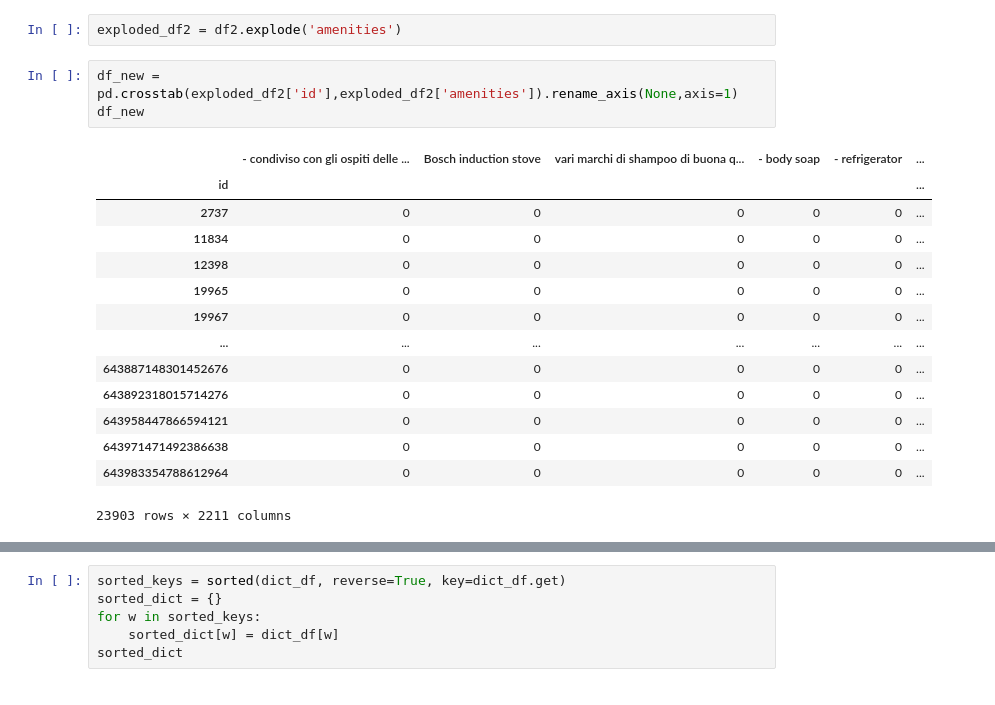
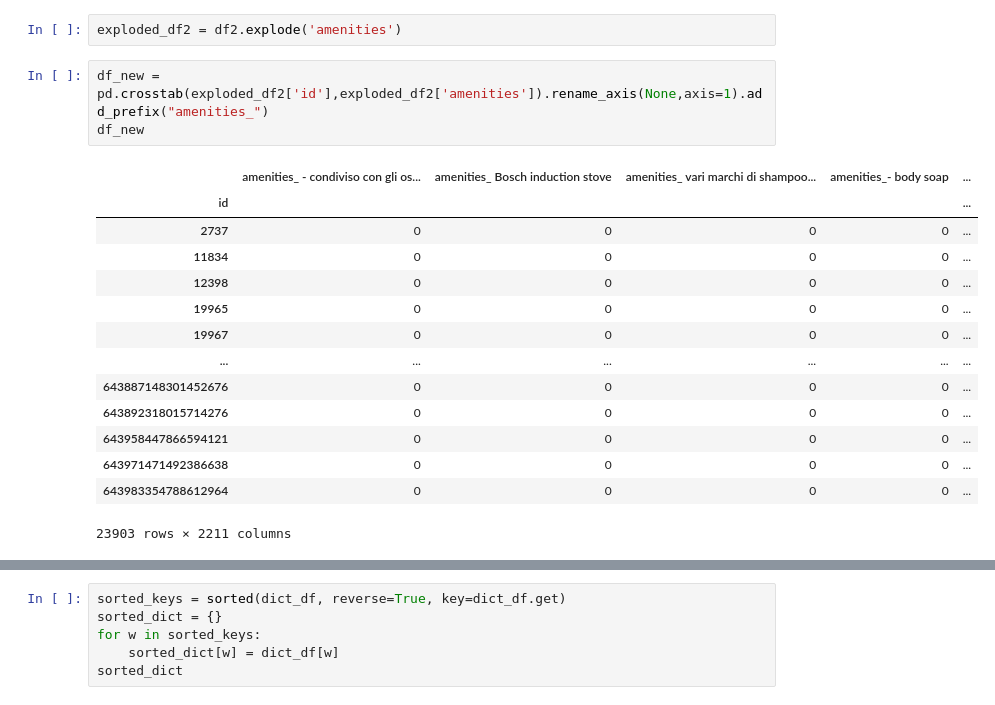
Before and after one commit to mhaln3mi/Airbnb-Rome-EDA, a Jupyter notebook: airbnb.ipynb, the cells around one changed output, grey strips where cells are left out. Cells and saved outputs as stored; diff of their text form.

```diff
--- a/airbnb.ipynb
+++ b/airbnb.ipynb
@@ -77,22 +77,22 @@ df2["amenities"] = df2["amenities"].apply(literal_eval)
 # %%
 exploded_df2 = df2.explode('amenities')
 # %%
-df_new = pd.crosstab(exploded_df2['id'],exploded_df2['amenities']).rename_axis(None,axis=1)
+df_new = pd.crosstab(exploded_df2['id'],exploded_df2['amenities']).rename_axis(None,axis=1).add_prefix("amenities_")
 df_new
 # %% [output]
-|  | - condiviso con gli ospiti delle ... | Bosch induction stove | vari marchi di shampoo di buona q... | - body soap | - refrigerator | ... |
-| id |  |  |  |  |  | ... |
-| 2737 | 0 | 0 | 0 | 0 | 0 | ... |
-| 11834 | 0 | 0 | 0 | 0 | 0 | ... |
-| 12398 | 0 | 0 | 0 | 0 | 0 | ... |
-| 19965 | 0 | 0 | 0 | 0 | 0 | ... |
-| 19967 | 0 | 0 | 0 | 0 | 0 | ... |
-| ... | ... | ... | ... | ... | ... | ... |
-| 643887148301452676 | 0 | 0 | 0 | 0 | 0 | ... |
-| 643892318015714276 | 0 | 0 | 0 | 0 | 0 | ... |
-| 643958447866594121 | 0 | 0 | 0 | 0 | 0 | ... |
-| 643971471492386638 | 0 | 0 | 0 | 0 | 0 | ... |
-| 643983354788612964 | 0 | 0 | 0 | 0 | 0 | ... |
+|  | amenities_ - condiviso con gli os... | amenities_ Bosch induction stove | amenities_ vari marchi di shampoo... | amenities_- body soap | ... |
+| id |  |  |  |  | ... |
+| 2737 | 0 | 0 | 0 | 0 | ... |
+| 11834 | 0 | 0 | 0 | 0 | ... |
+| 12398 | 0 | 0 | 0 | 0 | ... |
+| 19965 | 0 | 0 | 0 | 0 | ... |
+| 19967 | 0 | 0 | 0 | 0 | ... |
+| ... | ... | ... | ... | ... | ... |
+| 643887148301452676 | 0 | 0 | 0 | 0 | ... |
+| 643892318015714276 | 0 | 0 | 0 | 0 | ... |
+| 643958447866594121 | 0 | 0 | 0 | 0 | ... |
+| 643971471492386638 | 0 | 0 | 0 | 0 | ... |
+| 643983354788612964 | 0 | 0 | 0 | 0 | ... |
 23903 rows × 2211 columns
 # %%
 dict_df = {}
```
Also changed, not shown: parts of 40 cells of this notebook.
